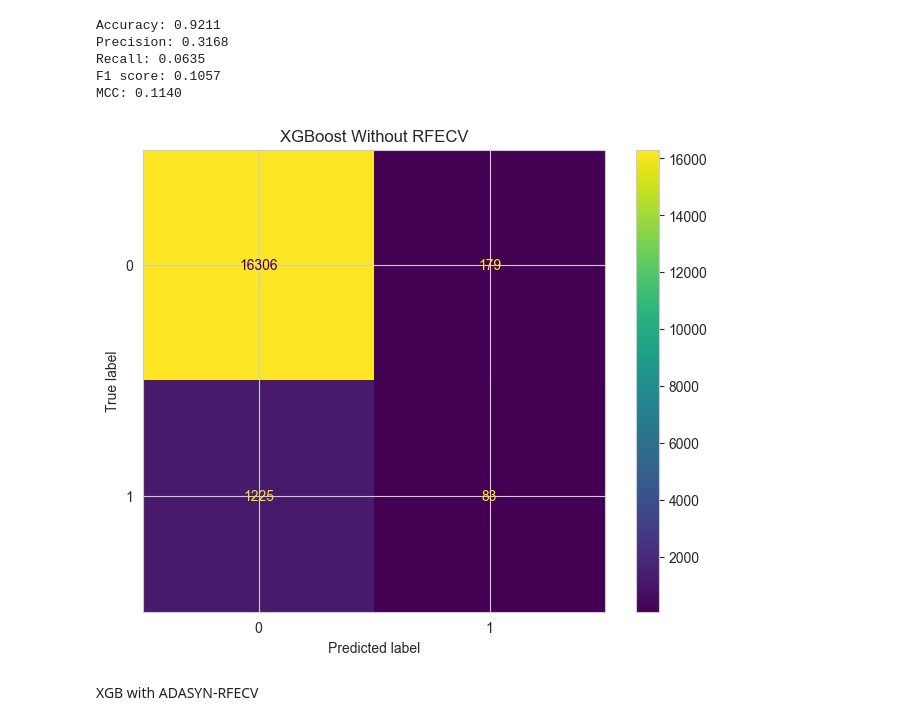
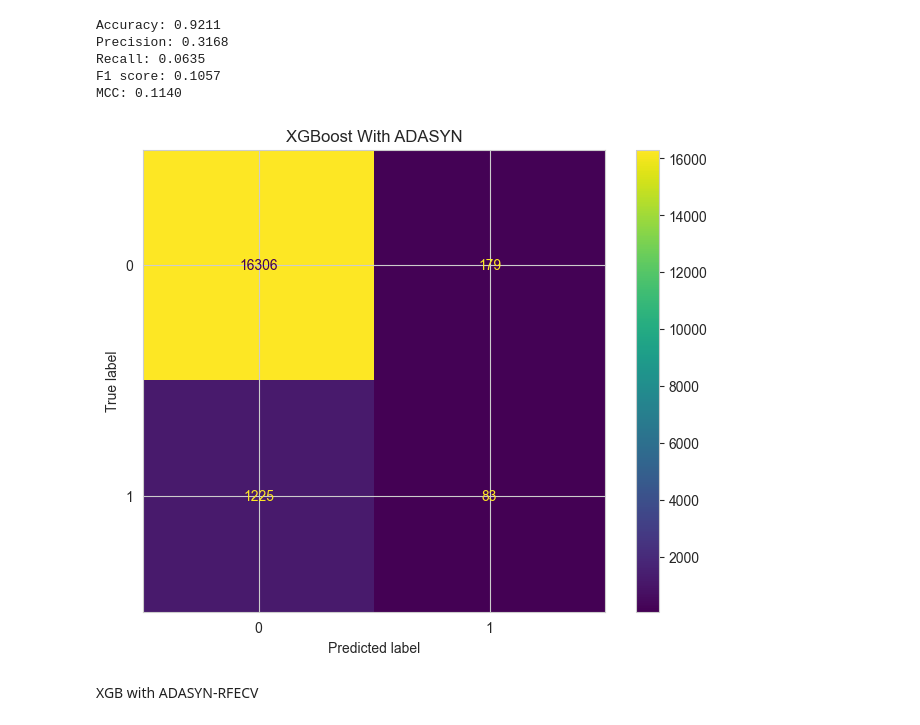
Before and after one commit to dev-dords/ML2_Project, a Jupyter notebook: LT3 - ML2 Final Project.ipynb, the cells around one changed output. Saved outputs shown, nothing was run; the diff lists cells and outputs as text; code cells hidden in the pictures.

```diff
--- a/LT3 - ML2 Final Project.ipynb
+++ b/LT3 - ML2 Final Project.ipynb
@@ -698,11 +921,11 @@ MCC: 0.1140
 # %%
 confusion_matrix = metrics.confusion_matrix(y_test, y_pred_XGB)
 cm_display = ConfusionMatrixDisplay(confusion_matrix=confusion_matrix, display_labels=[0, 1])
 cm_display.plot()
-plt.title("XGBoost Without RFECV")
+plt.title("XGBoost With ADASYN")
 plt.show()
 # %% [output]
-[figure, old version]
+[figure, new version]
 # %% [markdown]
 XGB with ADASYN-RFECV
 # %%
```
Also changed, not shown: parts of 30 cells of this notebook.
